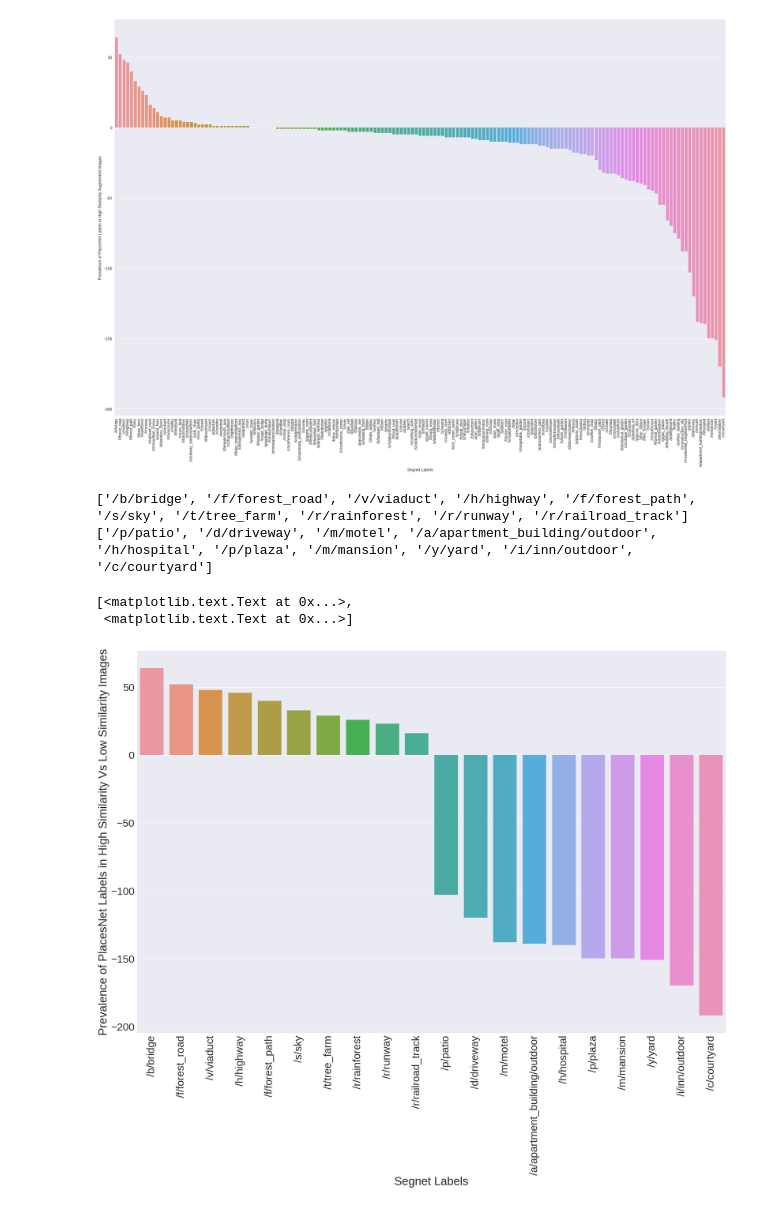
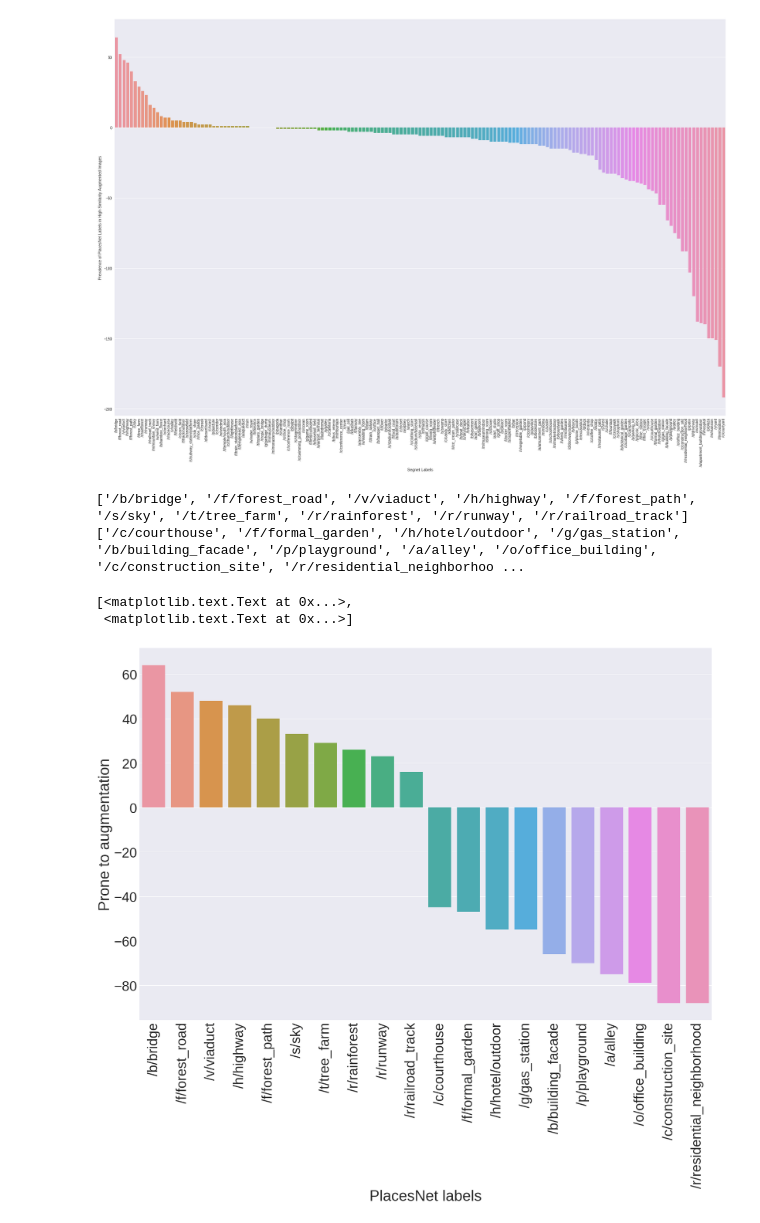
Before and after one commit to sagarjoglekar/ExplainingUrbanEmotions, a Jupyter notebook: notebooks/AugmentValidator.ipynb, the cells around one changed output. Drawn from its saved outputs; the diff is of its cells as text; code cells hidden in the pictures.

```diff
--- a/notebooks/AugmentValidator.ipynb
+++ b/notebooks/AugmentValidator.ipynb
@@ -433,27 +433,27 @@ ax.set(xlabel='Segnet Labels', ylabel='Prevalence of PlacesNet Labels in High Si
 [figure]
 # %%
 top = Xlabel[:10]
-bottom = Xlabel[-10:]
+bottom = Xlabel[-20:-10]
 topFreq = YFreq[:10]
-bottomFreq = YFreq[-10:]
+bottomFreq = YFreq[-20:-10]
 print top
 print bottom
 # %% [output]
 ['/b/bridge', '/f/forest_road', '/v/viaduct', '/h/highway', '/f/forest_path', '/s/sky', '/t/tree_farm', '/r/rainforest', '/r/runway', '/r/railroad_track']
-['/p/patio', '/d/driveway', '/m/motel', '/a/apartment_building/outdoor', '/h/hospital', '/p/plaza', '/m/mansion', '/y/yard', '/i/inn/outdoor', '/c/courtyard']
+['/c/courthouse', '/f/formal_garden', '/h/hotel/outdoor', '/g/gas_station', '/b/building_facade', '/p/playground', '/a/alley', '/o/office_building', '/c/construction_site', '/r/residential_neighborhoo ...
 # %%
 fig, ax = plt.subplots(figsize=(30,20))
 
 sns.set_style("whitegrid")
 #sns.set(rc={"figure.figsize": (20, 14)})
-sns.set(font_scale=3)
+sns.set(font_scale=4)
 sns.barplot(ax = ax , x=top+bottom, y=topFreq + bottomFreq )
 plt.xticks(rotation=90)
-ax.set(xlabel='Segnet Labels', ylabel='Prevalence of PlacesNet Labels in High Similarity Vs Low Similarity Images')
+ax.set(xlabel='PlacesNet labels', ylabel='Prone to augmentation')
 # %% [output]
 [<matplotlib.text.Text at 0x...>,
  <matplotlib.text.Text at 0x...>]
-[figure, old version]
+[figure, new version]
 # %%
 fig, ax = plt.subplots()
 fig.set_size_inches(16,12)
```
Also changed, not shown: parts of 1 cell of this notebook, 12 other files.
